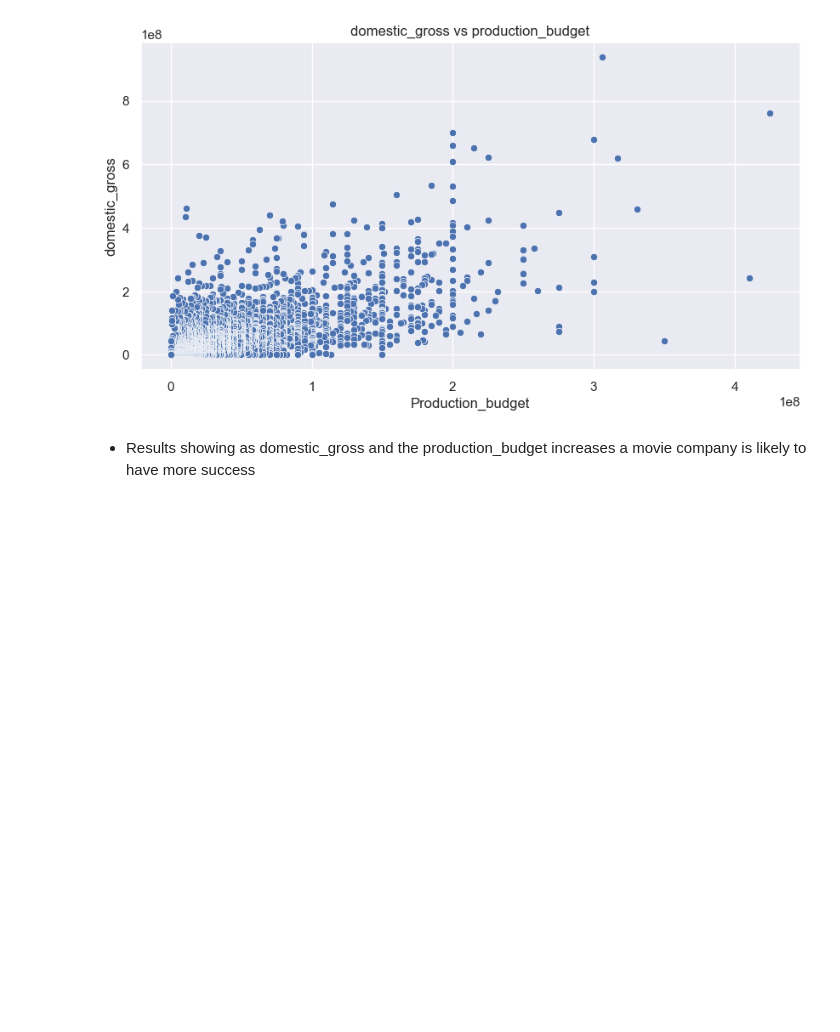
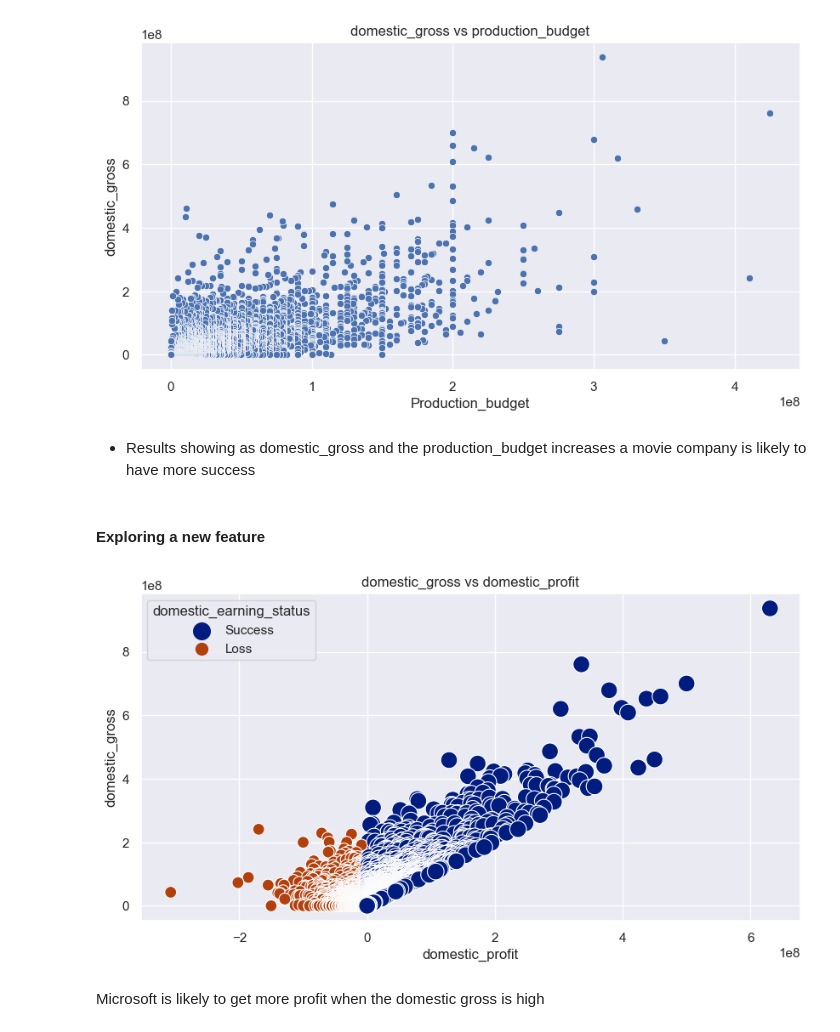
Before and after one commit to jameskatiba/Microsoft-Film-Recommendation-System, a Jupyter notebook: film.ipynb, the cells around one changed output. Cells and saved outputs as stored; diff of their text form; code cells hidden in the pictures; blank space fills up the shorter version.

```diff
--- a/film.ipynb
+++ b/film.ipynb
@@ -775,3 +769,35 @@ ax.set_ylabel("domestic_gross");
 [figure]
 # %% [markdown]
 - Results showing as domestic_gross and the production_budget increases a movie company is likely to have more success
+# %% [markdown]
+#### Exploring a new feature
+# %%
+# Exploringa new feature domestic_profit
+budgets_df["domestic_profit"] =budgets_df["domestic_gross"] - budgets_df["production_budget"]
+# %%
+# Creating another column Earning status that says wether a microsoft will get more profit or loss
+# Creating another column based on profit or loss
+budgets_df["domestic_earning_status"]=budgets_df["domestic_profit"].map(lambda x: "Success" \
+                                       if x >= 0 else "Loss")
+# %%
+# Plotting a scatter plot domestic_profit and domestic_gross
+# Create ScatterPlot showing the relationship between domestic_profit and domestic_gross
+sns.set_style("darkgrid")
+sns.set(font_scale = 1)
+fig, ax = plt.subplots(figsize = (10,5))
+
+
+# edit for presentation purpose
+ax = sns.scatterplot(x = "domestic_profit", y = "domestic_gross" ,data = budgets_df,
+                    hue = "domestic_earning_status",palette ="dark",sizes = (100,200),size = "domestic_earning_status")
+
+
+ax.set_title("domestic_gross vs domestic_profit")
+ax.set_xlabel("domestic_profit")
+ax.set_ylabel("domestic_gross");
+
+# There is a high positive correlation between domestic_gross and production_budget
+# %% [output]
+[figure, added]
+# %% [markdown]
+Microsoft is likely to get more profit when the domestic gross is high
```
Also changed, not shown: parts of 26 cells of this notebook.
